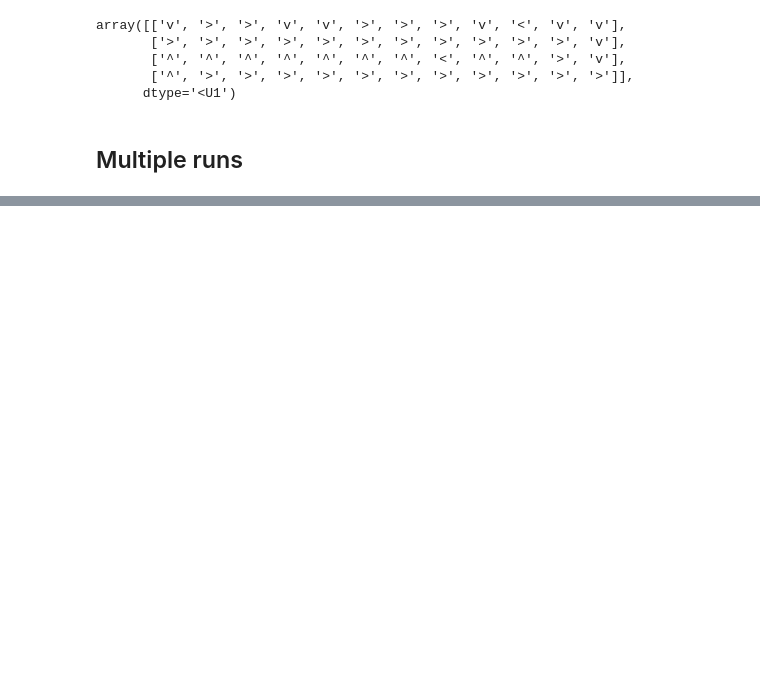
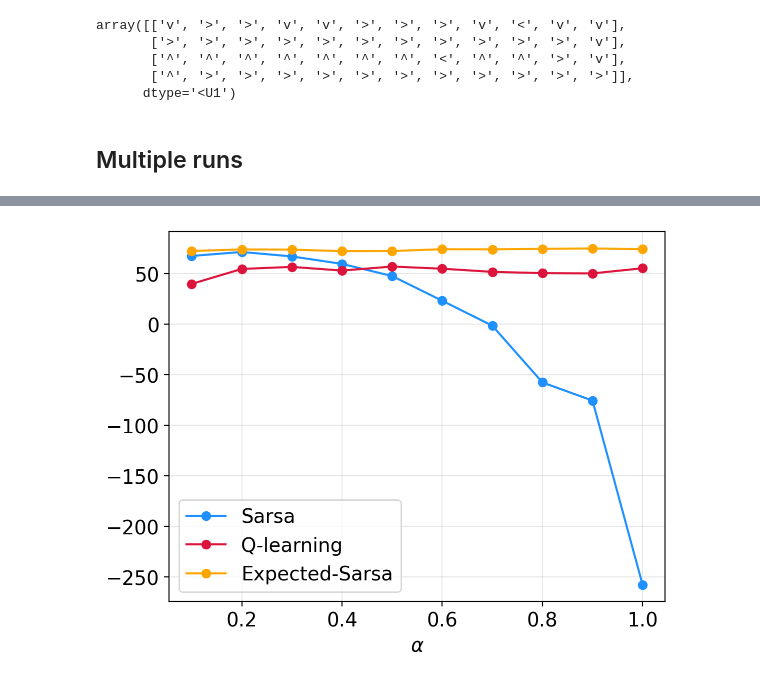
Before and after one commit to gerdm/reinforcement-learning, a Jupyter notebook: ch06/cliffwalk-gridworld.ipynb, the cells around one changed output, grey strips where cells are left out. Saved outputs shown, nothing was run; the diff lists cells and outputs as text; code cells hidden in the pictures; blank space fills up the shorter version.

```diff
--- a/ch06/cliffwalk-gridworld.ipynb
+++ b/ch06/cliffwalk-gridworld.ipynb
@@ -209,0 +219,39 @@ plt.grid(alpha=0.3)
+# %%
+cmap = {
+    "Sarsa": "dodgerblue",
+    "Q-learning": "crimson",
+    "Expected-Sarsa": "orange"
+}
+# %%
+alpha_values = np.arange(0.1, 1.1, 0.1)
+
+
+n_episodes = 100
+n_sims = 1000
+
+n_alpha_vals = len(alpha_values)
+performance_interim = {
+    "Sarsa": np.zeros((n_alpha_vals, n_sims)),
+    "Q-learning": np.zeros((n_alpha_vals, n_sims)),
+    "Expected-Sarsa": np.zeros((n_alpha_vals, n_sims)),
+}
+
+for i, alpha in tqdm(enumerate(alpha_values), total=n_alpha_vals):
+    simulations_q = sims_agent(agents.qlearning_step_and_update, alpha, n_episodes, n_sims)
+    simulations_sarsa = sims_agent(agents.sarsa_step_and_update, alpha, n_episodes, n_sims)
+    simulations_expected_sarsa = sims_agent(agents.expected_sarsa_step_and_update, alpha, n_episodes, n_sims)
+
+    performance_interim["Q-learning"][i] = simulations_q[:, -1]
+    performance_interim["Sarsa"][i] = simulations_sarsa[:, -1]
+    performance_interim["Expected-Sarsa"][i] = simulations_expected_sarsa[:, -1]
+# %%
+for key in performance_interim:
+    color = cmap[key]
+    plt.plot(
+        alpha_values, performance_interim[key].mean(axis=-1), marker="o", label=key, color=color
+    )
+    plt.legend()
+plt.xlabel(r"$\alpha$")
+plt.grid(alpha=0.3)
+# %% [output]
+[figure, added]
```
Also changed, not shown: parts of 12 cells of this notebook.
